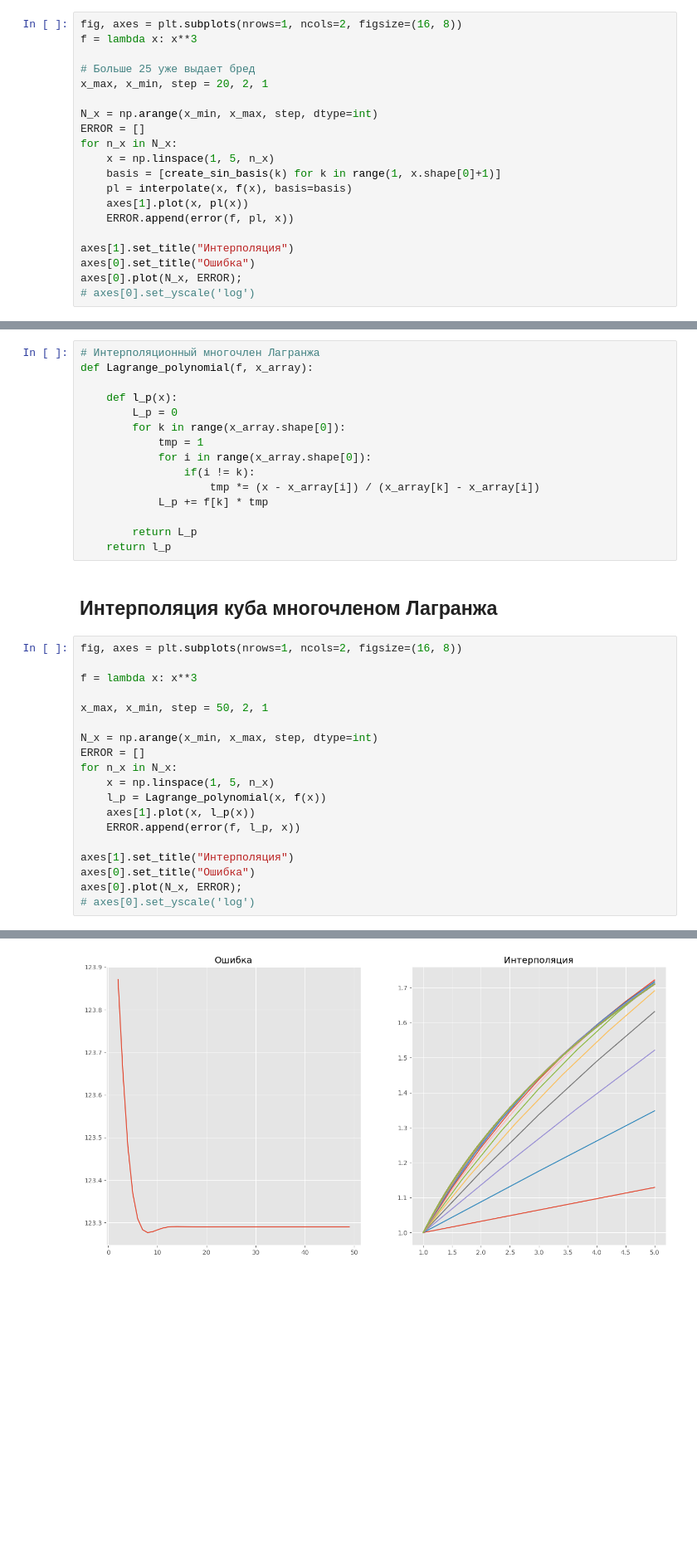
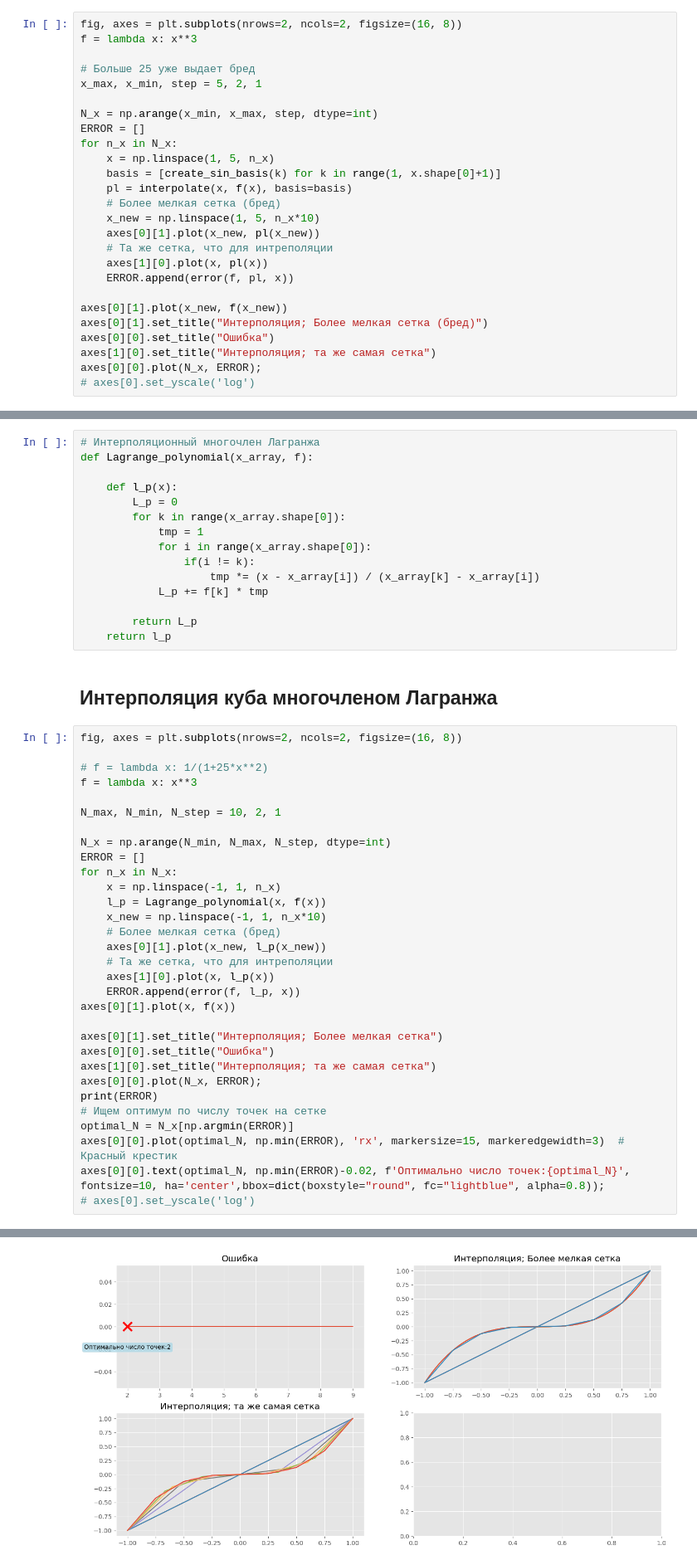
Before and after one commit to MarkovAlexandr314/VychMaty, a Jupyter notebook: hw1/interpolation.ipynb, the cells around one changed output, grey strips where cells are left out. Shown at 83% size. Cells and saved outputs as stored; diff of their text form; blank space fills up the shorter version.

```diff
--- a/hw1/interpolation.ipynb
+++ b/hw1/interpolation.ipynb
@@ -87,9 +91,9 @@ axes[0].plot(N_x, ERROR);
 # %%
-fig, axes = plt.subplots(nrows=1, ncols=2, figsize=(16, 8))
+fig, axes = plt.subplots(nrows=2, ncols=2, figsize=(16, 8))
 f = lambda x: x**3
 
 # Больше 25 уже выдает бред
-x_max, x_min, step = 20, 2, 1
+x_max, x_min, step = 5, 2, 1
 
 N_x = np.arange(x_min, x_max, step, dtype=int)
 ERROR = []
@@ -97,11 +101,17 @@ for n_x in N_x:
     x = np.linspace(1, 5, n_x)
     basis = [create_sin_basis(k) for k in range(1, x.shape[0]+1)]
     pl = interpolate(x, f(x), basis=basis)
-    axes[1].plot(x, pl(x))
+    # Более мелкая сетка (бред)
+    x_new = np.linspace(1, 5, n_x*10)
+    axes[0][1].plot(x_new, pl(x_new))
+    # Та же сетка, что для интреполяции
+    axes[1][0].plot(x, pl(x))
     ERROR.append(error(f, pl, x))
 
-axes[1].set_title("Интерполяция")
-axes[0].set_title("Ошибка")
-axes[0].plot(N_x, ERROR);
+axes[0][1].plot(x_new, f(x_new))
+axes[0][1].set_title("Интерполяция; Более мелкая сетка (бред)")
+axes[0][0].set_title("Ошибка")
+axes[1][0].set_title("Интерполяция; та же самая сетка")
+axes[0][0].plot(N_x, ERROR);
 # axes[0].set_yscale('log')
 # %% [output]
@@ -110,7 +120,7 @@ axes[0].plot(N_x, ERROR);
 ## Интерполяционный многочлен Лагранжа
 # %%
 # Интерполяционный многочлен Лагранжа
-def Lagrange_polynomial(f, x_array):
+def Lagrange_polynomial(x_array, f):
 
     def l_p(x):
         L_p = 0
@@ -126,22 +136,34 @@ def Lagrange_polynomial(f, x_array):
 # %% [markdown]
 ## Интерполяция куба многочленом Лагранжа
 # %%
-fig, axes = plt.subplots(nrows=1, ncols=2, figsize=(16, 8))
+fig, axes = plt.subplots(nrows=2, ncols=2, figsize=(16, 8))
 
+# f = lambda x: 1/(1+25*x**2)
 f = lambda x: x**3
 
-x_max, x_min, step = 50, 2, 1
+N_max, N_min, N_step = 10, 2, 1
 
-N_x = np.arange(x_min, x_max, step, dtype=int)
+N_x = np.arange(N_min, N_max, N_step, dtype=int)
 ERROR = []
 for n_x in N_x:
-    x = np.linspace(1, 5, n_x)
+    x = np.linspace(-1, 1, n_x)
     l_p = Lagrange_polynomial(x, f(x))
-    axes[1].plot(x, l_p(x))
+    x_new = np.linspace(-1, 1, n_x*10)
+    # Более мелкая сетка (бред)
+    axes[0][1].plot(x_new, l_p(x_new))
+    # Та же сетка, что для интреполяции
+    axes[1][0].plot(x, l_p(x))
     ERROR.append(error(f, l_p, x))
+axes[0][1].plot(x, f(x))
 
-axes[1].set_title("Интерполяция")
-axes[0].set_title("Ошибка")
-axes[0].plot(N_x, ERROR);
+axes[0][1].set_title("Интерполяция; Более мелкая сетка")
+axes[0][0].set_title("Ошибка")
+axes[1][0].set_title("Интерполяция; та же самая сетка")
+axes[0][0].plot(N_x, ERROR);
+print(ERROR)
+# Ищем оптимум по числу точек на сетке
+optimal_N = N_x[np.argmin(ERROR)]
+axes[0][0].plot(optimal_N, np.min(ERROR), 'rx', markersize=15, markeredgewidth=3)  # Красный крестик
+axes[0][0].text(optimal_N, np.min(ERROR)-0.02, f'Оптимально число точек:{optimal_N}', fontsize=10, ha='center',bbox=dict(boxstyle="round", fc="lightblue", alpha=0.8));
 # axes[0].set_yscale('log')
 # %% [output]
@@ -148 +171 @@ axes[0].plot(N_x, ERROR);
-[figure, old version]
+[figure, new version]
```
Also changed, not shown: parts of 5 cells of this notebook, 1 other file.
